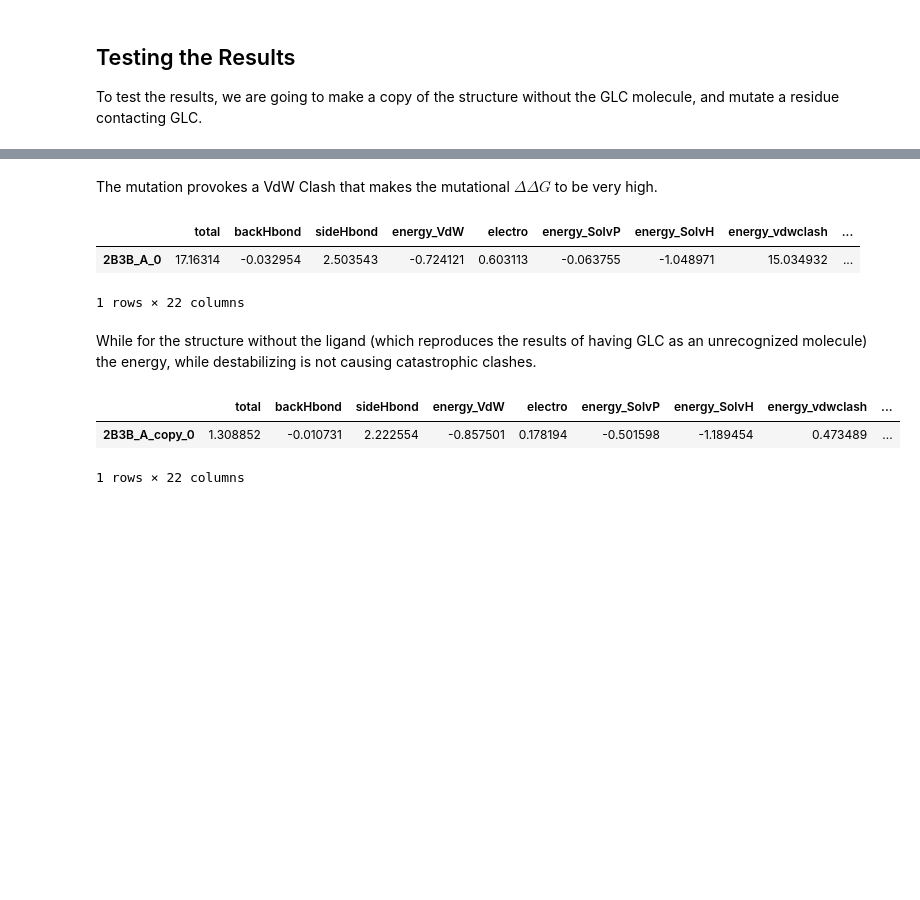
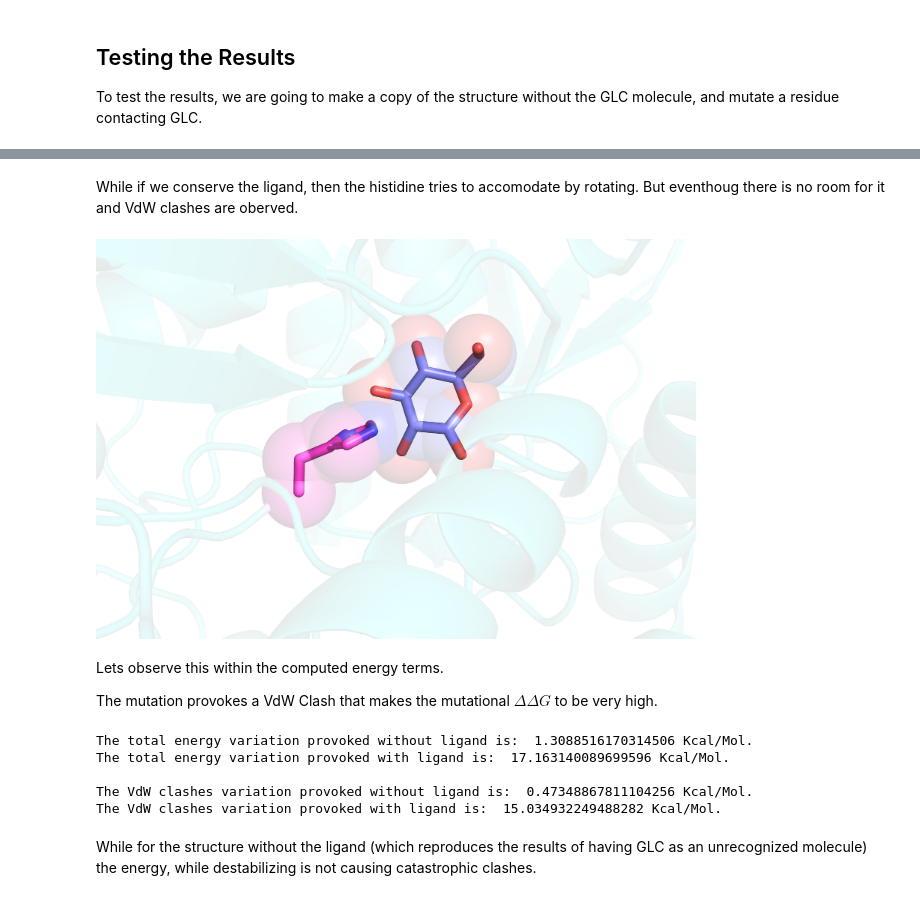
Before and after one commit to leandroradusky/pyfoldx, a Jupyter notebook: notebooks/moleculeParameterization.ipynb, the cells around one changed output, grey strips where cells are left out. Drawn from its saved outputs; the diff is of its cells as text; code cells hidden in the pictures; blank space fills up the shorter version.

```diff
--- a/notebooks/moleculeParameterization.ipynb
+++ b/notebooks/moleculeParameterization.ipynb
@@ -151,16 +174,24 @@ Energy computed.
+# %% [markdown]
+While if we conserve the ligand, then the histidine tries to accomodate by rotating. But eventhoug there is no room for it and VdW clashes are oberved.
+# %%
+display.Image("./data/parameterization/Ligand.png", width=600, height=600)
+# %% [output]
+[figure, added]
 # %% [markdown]
+Lets observe this within the computed energy terms.
+
 The mutation provokes a VdW Clash that makes the mutational $\Delta \Delta G$ to be very high.
-# %%
-energyDf_GLC
-# %% [output]
-|  | total | backHbond | sideHbond | energy_VdW | electro | energy_SolvP | energy_SolvH | energy_vdwclash | ... |
-| 2B3B_A_0 | 17.16314 | -0.032954 | 2.503543 | -0.724121 | 0.603113 | -0.063755 | -1.048971 | 15.034932 | ... |
-1 rows × 22 columns
+# %%
+print( "The total energy variation provoked without ligand is: ", float(energyDf_no_GLC.total), "Kcal/Mol." )
+print( "The total energy variation provoked with ligand is: ", float(energyDf_GLC.total), "Kcal/Mol." )
+print( )
+print( "The VdW clashes variation provoked without ligand is: ", float(energyDf_no_GLC.energy_vdwclash), "Kcal/Mol." )
+print( "The VdW clashes variation provoked with ligand is: ", float(energyDf_GLC.energy_vdwclash), "Kcal/Mol." )
+# %% [output]
+The total energy variation provoked without ligand is:  1.3088516170314506 Kcal/Mol.
+The total energy variation provoked with ligand is:  17.163140089699596 Kcal/Mol.
+
+The VdW clashes variation provoked without ligand is:  0.47348867811104256 Kcal/Mol.
+The VdW clashes variation provoked with ligand is:  15.034932249488282 Kcal/Mol.
 # %% [markdown]
 While for the structure without the ligand (which reproduces the results of having GLC as an unrecognized molecule) the energy, while destabilizing is not causing catastrophic clashes.
-# %%
-energyDf_no_GLC
-# %% [output]
-|  | total | backHbond | sideHbond | energy_VdW | electro | energy_SolvP | energy_SolvH | energy_vdwclash | ... |
-| 2B3B_A_copy_0 | 1.308852 | -0.010731 | 2.222554 | -0.857501 | 0.178194 | -0.501598 | -1.189454 | 0.473489 | ... |
-1 rows × 22 columns
```
Also changed, not shown: parts of 8 cells of this notebook, 9 other files.
